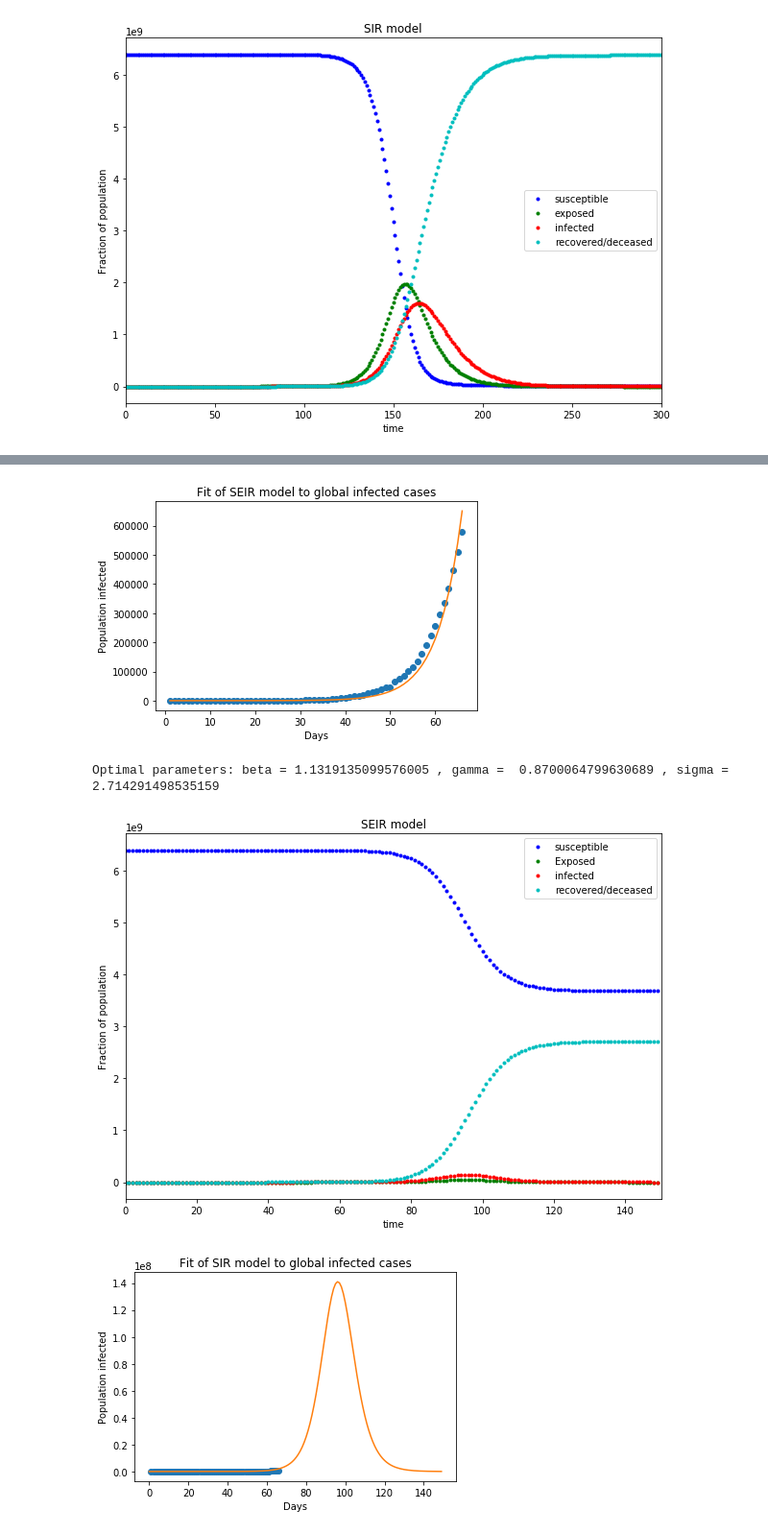
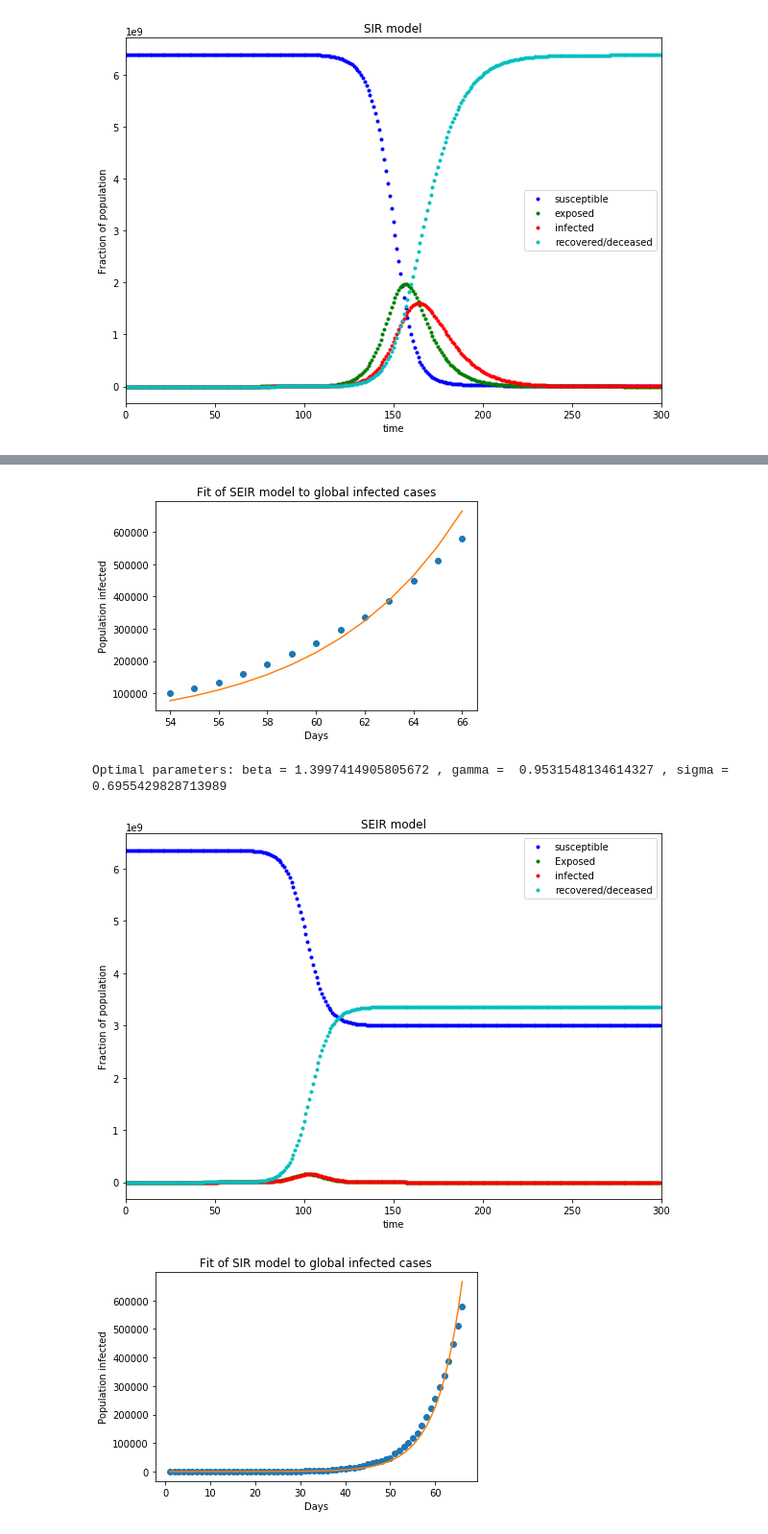
Before and after one commit to Aveek-Saha/CovidAnalysis, a Jupyter notebook: Prediction.ipynb, the cells around one changed output, grey strips where cells are left out. Shown: that part at 96% size. Cells and saved outputs as stored; diff of their text form; code cells hidden in the pictures.

```diff
--- a/Prediction.ipynb
+++ b/Prediction.ipynb
@@ -387,0 +397,7 @@ popt, pcov = optimize.curve_fit(opt_ode, x, y)
+# %%
+popt, pcov = optimize.curve_fit(opt_ode, x, y, bounds = [0, np.inf])
+
+result = optimize.minimize(err, popt, args=(x), method='BFGS', options={'maxiter': 500})
+
+beta_hat = result.x
+print(result)
@@ -392,16 +419,25 @@ fitted = opt_ode(x, *popt)
+# %%
+# fitted = opt_ode(x, *popt)
+# fitted = opt_ode(x, *beta_hat)
+y0 = S0, E0, I0, R0
+ret = odeint(deriv, y0, X, args=(N, *beta_hat))
+# ret = odeint(deriv, y0, X, args=(N, *popt))
+
+S, E, I, R = ret.T
 # %%
-plt.plot(x, y, 'o')
-plt.plot(x, fitted)
+plt.plot(X[index:], Y[index:], 'o')
+plt.plot(X[index:], I[index:])
 plt.title("Fit of SEIR model to global infected cases")
 plt.ylabel("Population infected")
 plt.xlabel("Days")
 plt.show()
 print("Optimal parameters: beta =", popt[0], ", gamma = ", popt[1],", sigma = ", popt[2] )
 # %% [output]
-[figure, old version]
+[figure, new version]
-Optimal parameters: beta = 1.1319135099576005 , gamma =  0.8700064799630689 , sigma =  2.714291498535159
+Optimal parameters: beta = 1.3997414905805672 , gamma =  0.9531548134614327 , sigma =  0.6955429828713989
 # %%
-beta, gamma, sigma = popt[0], popt[1], popt[2]
+# beta, gamma, sigma = popt[0], popt[1], popt[2]
+beta, gamma, sigma = beta_hat[0], beta_hat[1], beta_hat[2]
 # %%
 # The SIR model differential equations.
 def deriv(y, t, N, beta, gamma, sigma):
@@ -413,7 +449,7 @@ def deriv(y, t, N, beta, gamma, sigma):
     return dSdt, dEdt, dIdt, dRdt
 # %%
 y0 = S0, E0, I0, R0
-ret = odeint(deriv, y0, [i for i in range(150)], args=(N, beta, gamma, sigma))
+ret = odeint(deriv, y0, X, args=(N, beta, gamma, sigma))
 
 S, E, I, R = ret.T
 # %%
@@ -426,16 +462,16 @@ plt.title("SEIR model")
 plt.xlabel("time", fontsize=10);
 plt.ylabel("Fraction of population", fontsize=10);
 plt.legend(loc='best')
-plt.xlim(0,150)
+plt.xlim(0,300)
 plt.show()
 # %% [output]
-[figure, old version]
+[figure, new version]
 # %%
-plt.plot(x, y, 'o')
-plt.plot([i for i in range(150)], I)
+plt.plot(X, Y, 'o')
+plt.plot(X, I)
 plt.title("Fit of SIR model to global infected cases")
 plt.ylabel("Population infected")
 plt.xlabel("Days")
 plt.show()
 # %% [output]
-[figure, old version]
+[figure, new version]
```
Also changed, not shown: parts of 13 cells of this notebook.
